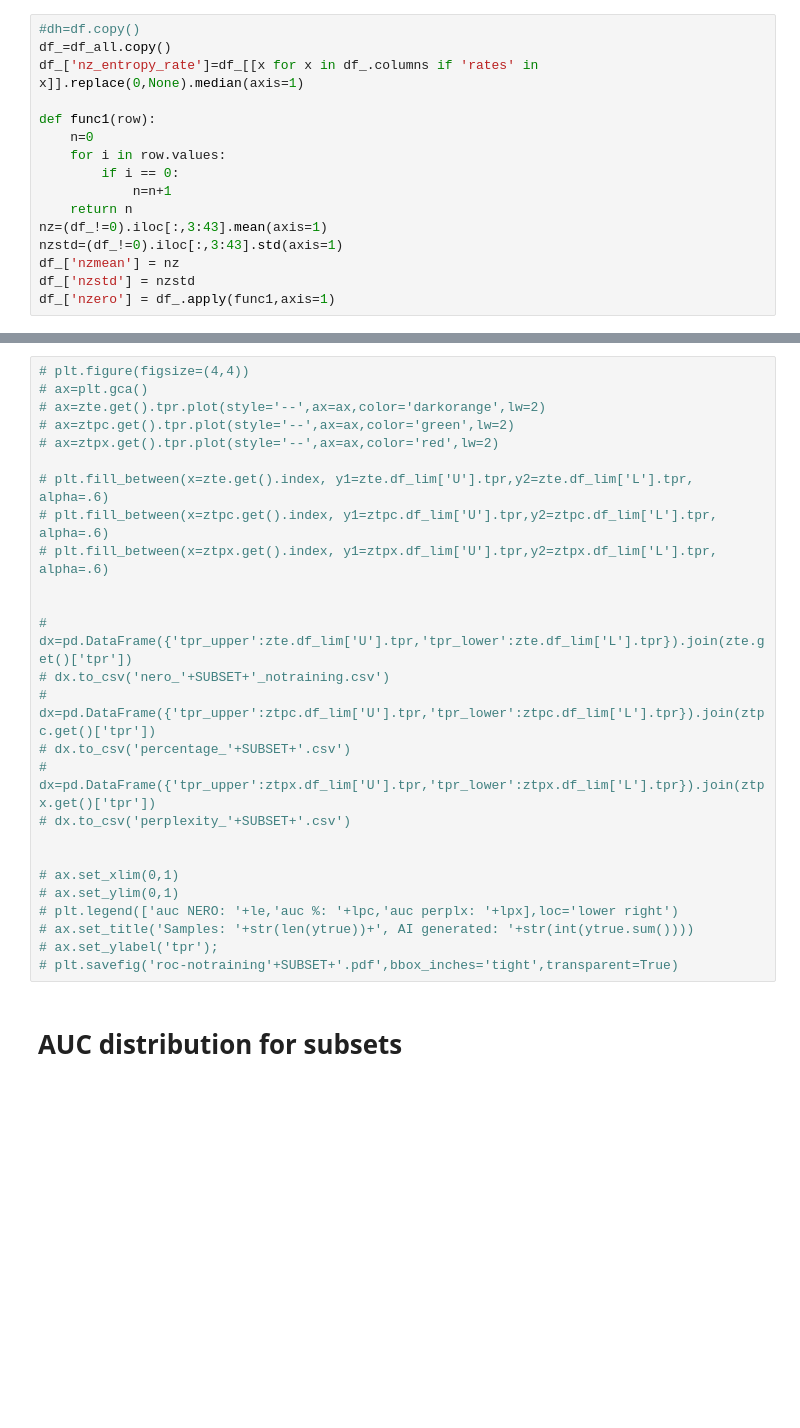
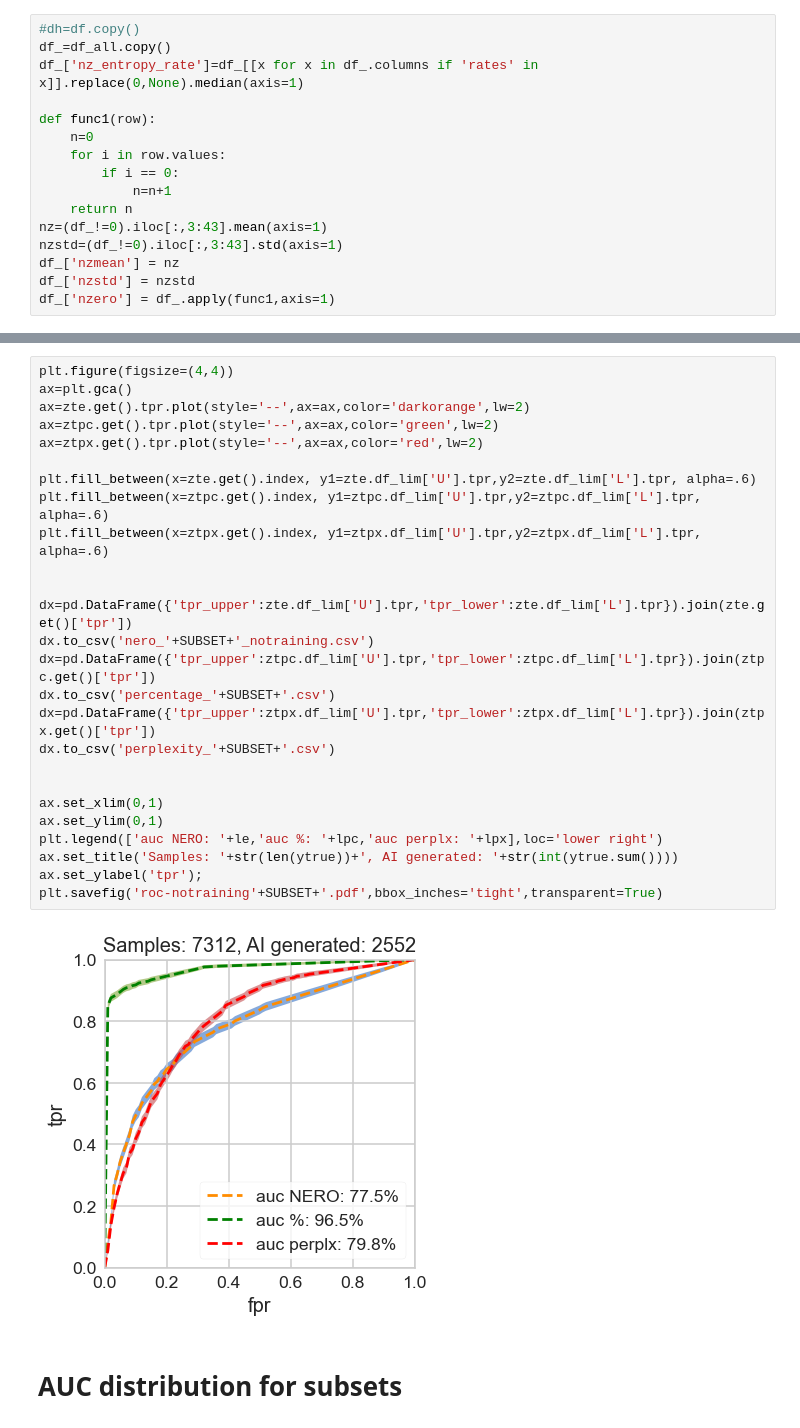
Before and after one commit to zeroknowledgediscovery/nero, a Jupyter notebook: notebooks/paper_results002.ipynb, the cells around one changed output, grey strips where cells are left out. Saved outputs shown, nothing was run; the diff lists cells and outputs as text; blank space fills up the shorter version.

```diff
--- a/notebooks/paper_results002.ipynb
+++ b/notebooks/paper_results002.ipynb
@@ -349,29 +380,31 @@ px nan
 # %%
-# plt.figure(figsize=(4,4))
-# ax=plt.gca()
-# ax=zte.get().tpr.plot(style='--',ax=ax,color='darkorange',lw=2)
-# ax=ztpc.get().tpr.plot(style='--',ax=ax,color='green',lw=2)
-# ax=ztpx.get().tpr.plot(style='--',ax=ax,color='red',lw=2)
+plt.figure(figsize=(4,4))
+ax=plt.gca()
+ax=zte.get().tpr.plot(style='--',ax=ax,color='darkorange',lw=2)
+ax=ztpc.get().tpr.plot(style='--',ax=ax,color='green',lw=2)
+ax=ztpx.get().tpr.plot(style='--',ax=ax,color='red',lw=2)
 
-# plt.fill_between(x=zte.get().index, y1=zte.df_lim['U'].tpr,y2=zte.df_lim['L'].tpr, alpha=.6)
-# plt.fill_between(x=ztpc.get().index, y1=ztpc.df_lim['U'].tpr,y2=ztpc.df_lim['L'].tpr, alpha=.6)
-# plt.fill_between(x=ztpx.get().index, y1=ztpx.df_lim['U'].tpr,y2=ztpx.df_lim['L'].tpr, alpha=.6)
+plt.fill_between(x=zte.get().index, y1=zte.df_lim['U'].tpr,y2=zte.df_lim['L'].tpr, alpha=.6)
+plt.fill_between(x=ztpc.get().index, y1=ztpc.df_lim['U'].tpr,y2=ztpc.df_lim['L'].tpr, alpha=.6)
+plt.fill_between(x=ztpx.get().index, y1=ztpx.df_lim['U'].tpr,y2=ztpx.df_lim['L'].tpr, alpha=.6)
 
 
-# dx=pd.DataFrame({'tpr_upper':zte.df_lim['U'].tpr,'tpr_lower':zte.df_lim['L'].tpr}).join(zte.get()['tpr'])
-# dx.to_csv('nero_'+SUBSET+'_notraining.csv')
-# dx=pd.DataFrame({'tpr_upper':ztpc.df_lim['U'].tpr,'tpr_lower':ztpc.df_lim['L'].tpr}).join(ztpc.get()['tpr'])
-# dx.to_csv('percentage_'+SUBSET+'.csv')
-# dx=pd.DataFrame({'tpr_upper':ztpx.df_lim['U'].tpr,'tpr_lower':ztpx.df_lim['L'].tpr}).join(ztpx.get()['tpr'])
-# dx.to_csv('perplexity_'+SUBSET+'.csv')
+dx=pd.DataFrame({'tpr_upper':zte.df_lim['U'].tpr,'tpr_lower':zte.df_lim['L'].tpr}).join(zte.get()['tpr'])
+dx.to_csv('nero_'+SUBSET+'_notraining.csv')
+dx=pd.DataFrame({'tpr_upper':ztpc.df_lim['U'].tpr,'tpr_lower':ztpc.df_lim['L'].tpr}).join(ztpc.get()['tpr'])
+dx.to_csv('percentage_'+SUBSET+'.csv')
+dx=pd.DataFrame({'tpr_upper':ztpx.df_lim['U'].tpr,'tpr_lower':ztpx.df_lim['L'].tpr}).join(ztpx.get()['tpr'])
+dx.to_csv('perplexity_'+SUBSET+'.csv')
 
 
-# ax.set_xlim(0,1)
-# ax.set_ylim(0,1)
-# plt.legend(['auc NERO: '+le,'auc %: '+lpc,'auc perplx: '+lpx],loc='lower right')
-# ax.set_title('Samples: '+str(len(ytrue))+', AI generated: '+str(int(ytrue.sum())))
-# ax.set_ylabel('tpr');
-# plt.savefig('roc-notraining'+SUBSET+'.pdf',bbox_inches='tight',transparent=True)
+ax.set_xlim(0,1)
+ax.set_ylim(0,1)
+plt.legend(['auc NERO: '+le,'auc %: '+lpc,'auc perplx: '+lpx],loc='lower right')
+ax.set_title('Samples: '+str(len(ytrue))+', AI generated: '+str(int(ytrue.sum())))
+ax.set_ylabel('tpr');
+plt.savefig('roc-notraining'+SUBSET+'.pdf',bbox_inches='tight',transparent=True)
+# %% [output]
+[figure, added]
 # %% [markdown]
 # AUC distribution for subsets
 # %%
```
Also changed, not shown: parts of 20 cells of this notebook, 11 other files.
